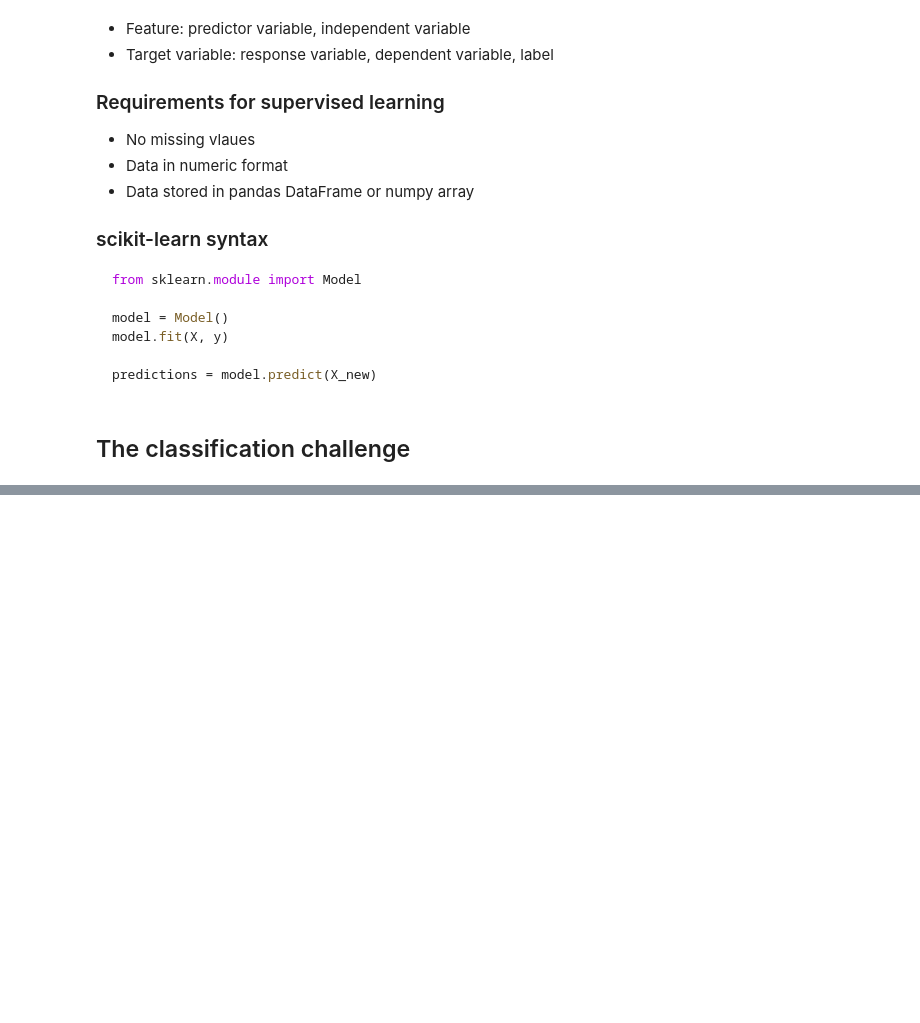
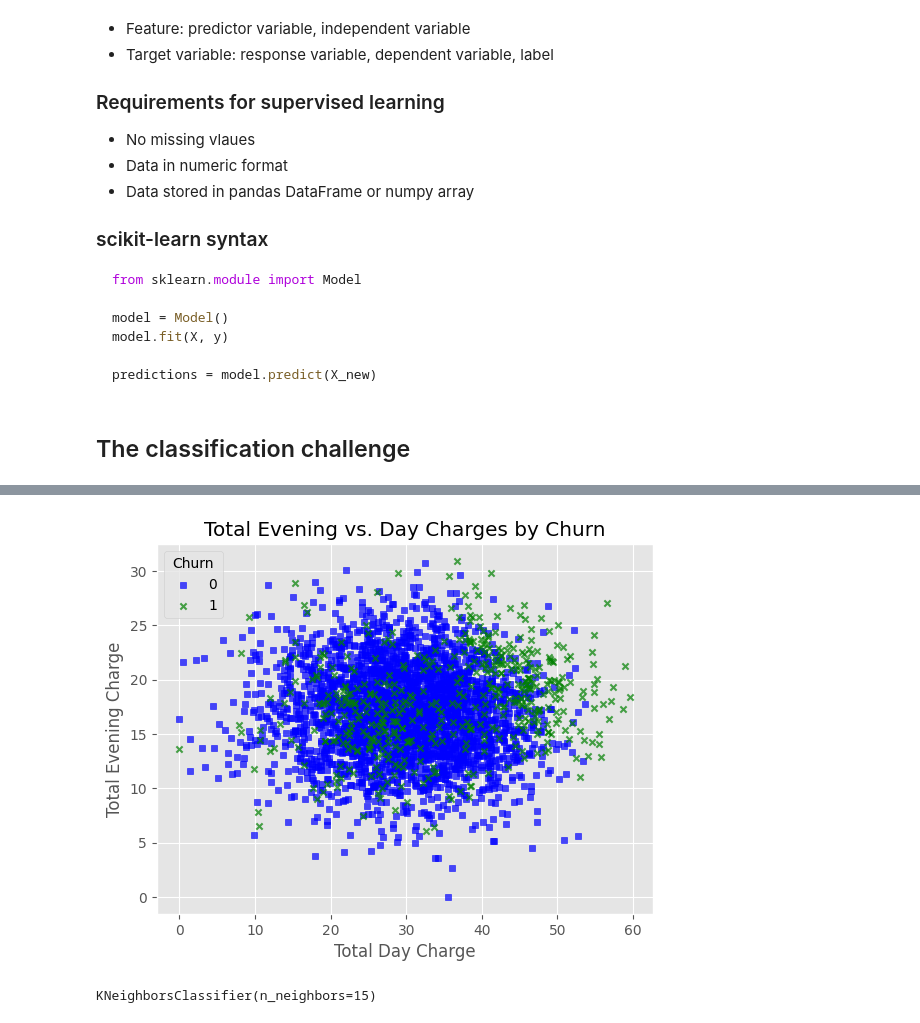
Before and after one commit to PaulToronto/DataCamp-Track---Machine-Learning-Scientist-in-Python, a Jupyter notebook: 1_1_Supervised_Learning_with_scikit_learn_Classification.ipynb, the cells around one changed output, grey strips where cells are left out. Cells and saved outputs as stored; diff of their text form; code cells hidden in the pictures; blank space fills up the shorter version.

```diff
--- a/1_1_Supervised_Learning_with_scikit_learn_Classification.ipynb
+++ b/1_1_Supervised_Learning_with_scikit_learn_Classification.ipynb
@@ -4,0 +18,2 @@
+# %%
+plt.style.use('ggplot')
@@ -4,0 +24,4 @@
+# %%
+data_url = 'https://drive.google.com/uc?id=1r8oME0GRcWjWq0WUnuDA5eMvGZgIcbfQ'
+telecom_churn = pd.read_csv(data_url, index_col=0)
+telecom_churn.info()
@@ -27,0 +91,22 @@ predictions = model.predict(X_new)
+# %%
+category_scatter(x='total_day_charge',
+                 y='total_eve_charge',
+                 label_col='churn',
+                 data=telecom_churn)
+
+plt.xlabel('Total Day Charge')
+plt.ylabel('Total Evening Charge')
+plt.legend(title='Churn')
+plt.title('Total Evening vs. Day Charges by Churn')
+
+plt.show()
+# %% [output]
+[figure, added]
+# %%
+X = telecom_churn[['total_day_charge', 'total_eve_charge']].values
+y = telecom_churn['churn'].values
+
+model = KNeighborsClassifier(n_neighbors=15)
+model.fit(X, y)
+# %% [output]
+KNeighborsClassifier(n_neighbors=15)
```
Also changed, not shown: parts of 40 cells of this notebook.
